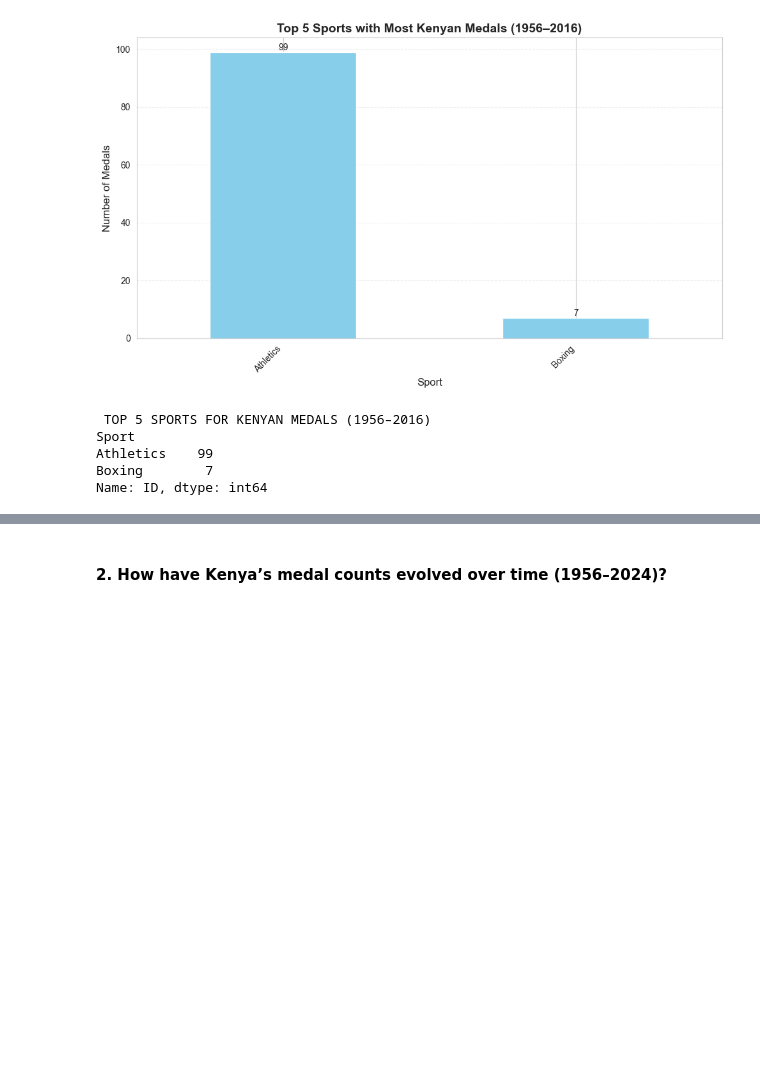
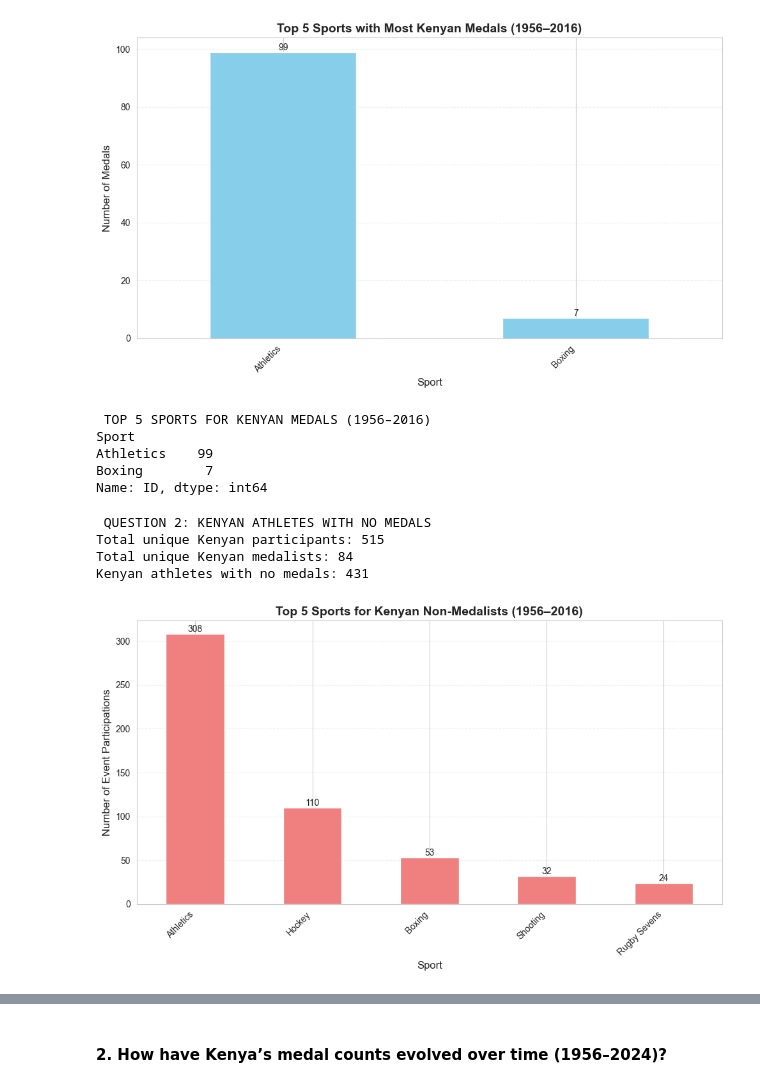
Before and after one commit to bree-byte/Kenya-olympic-Analysis, a Jupyter notebook: Pydata-capstone-project/pydata-capstone.ipynb, the cells around one changed output, grey strips where cells are left out. Drawn from its saved outputs; the diff is of its cells as text; code cells hidden in the pictures; blank space fills up the shorter version.

```diff
--- a/Pydata-capstone-project/pydata-capstone.ipynb
+++ b/Pydata-capstone-project/pydata-capstone.ipynb
@@ -124,3 +124,73 @@ Sport
 Athletics    99
 Boxing        7
 Name: ID, dtype: int64
+# %%
+import pandas as pd
+import matplotlib.pyplot as plt
+
+def q2_kenya_no_medals():
+    # Ensure df is accessible (modify if df is not global)
+    global df  # Remove if df is passed as parameter or loaded locally
+
+    # Step 1: Filter for all Kenyan participants
+    kenya_df = df[df['NOC'] == 'KEN']
+    kenya_participants = set(kenya_df['Name'].unique())
+    print(f"Total unique Kenyan participants: {len(kenya_participants)}")
+
+    # Step 2: Filter for Kenyan medalists
+    kenya_medalists_df = df[(df['NOC'] == 'KEN') & (df['Medal'] != 'None')]
+    kenya_medalists = set(kenya_medalists_df['Name'].unique())
+    print(f"Total unique Kenyan medalists: {len(kenya_medalists)}")
+
+    # Step 3: Non-medalists (participants minus medalists)
+    no_medal_athletes = kenya_participants - kenya_medalists
+    print(f"Kenyan athletes with no medals: {len(no_medal_athletes)}")
+
+    # Step 4: Get details for non-medalists
+    no_medal_list = list(no_medal_athletes)
+    no_medal_details = kenya_df[kenya_df['Name'].isin(no_medal_list)]
+
+    # Summary: Count events per athlete, grouped by sport
+    summary = no_medal_details.groupby(['Name', 'Sport']).agg({
+        'ID': 'count'  # Count of event participations
+    }).reset_index()
+    summary.columns = ['Name', 'Sport', 'Events Participated']
+
+    # Step 5: Visualize participation by sport for non-medalists (top 5)
+    sport_counts = no_medal_details.groupby('Sport')['ID'].count().sort_values(ascending=False).head(5)
+    plt.figure(figsize=(10, 6))
+    sport_counts.plot(kind='bar', color='lightcoral')
+    plt.title("Top 5 Sports for Kenyan Non-Medalists (1956–2016)", fontsize=14, fontweight='bold')
+    plt.xlabel('Sport', fontsize=12)
+    plt.ylabel('Number of Event Participations', fontsize=12)
+    plt.xticks(rotation=45, ha='right', fontsize=10)
+    plt.grid(True, axis='y', alpha=0.3, linestyle='--')
+
+    # Add value labels on top of bars
+    for i, v in enumerate(sport_counts):
+        plt.text(i, v, str(v), ha='center', va='bottom')
+
+    plt.tight_layout()
+    plt.savefig('kenya_non_medal_sports.png', dpi=300, bbox_inches='tight')
+    plt.show()
+
+    # Print summary
+    print(" KENYAN ATHLETES WITH NO MEDALS (1956–2016) ")
+    print(f"Sample non-medalists (first 10): {sorted(no_medal_list)[:10]}")
+    print("\nSummary by Sport (Top 5 Sports):")
+    print(sport_counts)
+    print("\nDetailed Athlete Summary (first 10):")
+    print(summary.head(10))
+
+    return no_medal_list, summary
+
+# Example usage (assuming df is loaded)
+# df = pd.read_csv('your_olympics_file.csv')  # Uncomment if needed
+print(" QUESTION 2: KENYAN ATHLETES WITH NO MEDALS ")
+no_medal_athletes, no_medal_summary = q2_kenya_no_medals()
+# %% [output]
+ QUESTION 2: KENYAN ATHLETES WITH NO MEDALS
+Total unique Kenyan participants: 515
+Total unique Kenyan medalists: 84
+Kenyan athletes with no medals: 431
+[figure, added]
```
Also changed, not shown: parts of 12 cells of this notebook, 8 other files.
